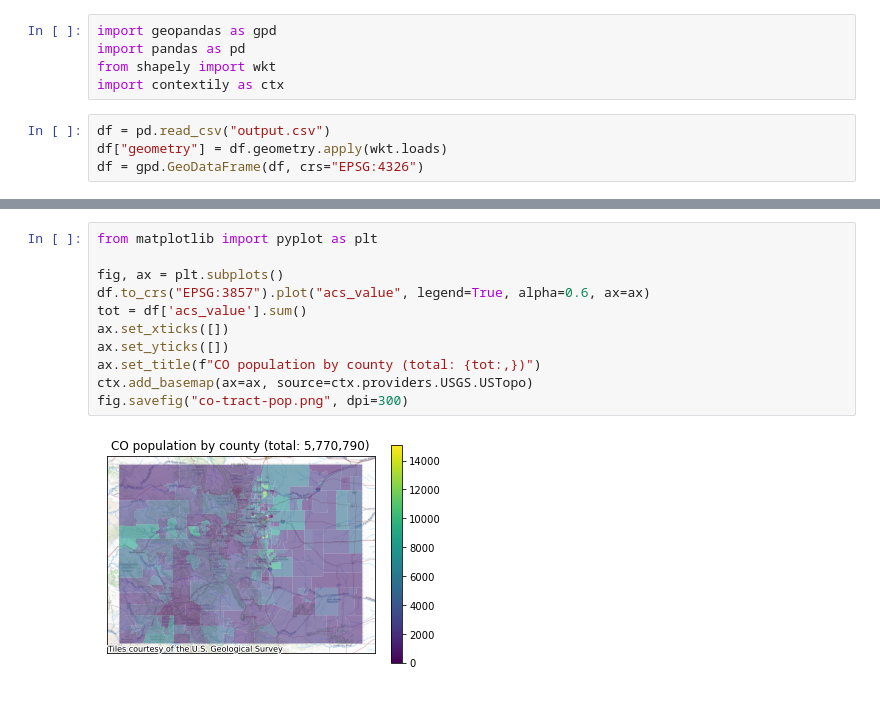
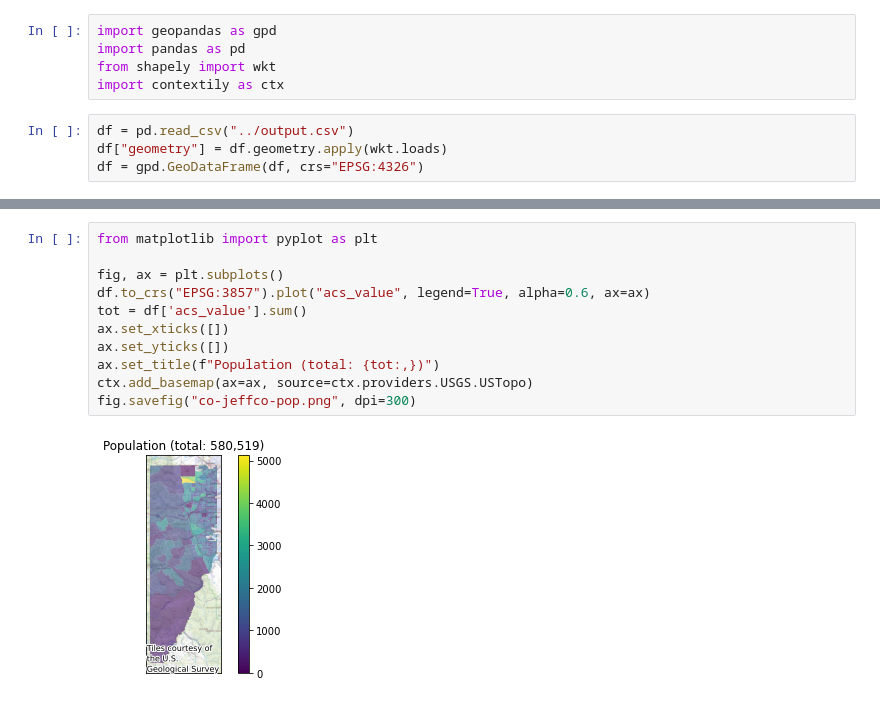
Before and after one commit to NREL/bamcensus, a Jupyter notebook: examples/python_example.ipynb, the cells around one changed output, grey strips where cells are left out. Cells and saved outputs as stored; diff of their text form.

```diff
--- a/examples/python_example.ipynb
+++ b/examples/python_example.ipynb
@@ -4,7 +4,7 @@ import pandas as pd
 from shapely import wkt
 import contextily as ctx
 # %%
-df = pd.read_csv("output.csv")
+df = pd.read_csv("../output.csv")
 df["geometry"] = df.geometry.apply(wkt.loads)
 df = gpd.GeoDataFrame(df, crs="EPSG:4326")
 # %%
@@ -26,13 +14,13 @@ df
 # %%
 from matplotlib import pyplot as plt
 
 fig, ax = plt.subplots()
 df.to_crs("EPSG:3857").plot("acs_value", legend=True, alpha=0.6, ax=ax)
 tot = df['acs_value'].sum()
 ax.set_xticks([])
 ax.set_yticks([])
-ax.set_title(f"CO population by county (total: {tot:,})")
+ax.set_title(f"Population (total: {tot:,})")
 ctx.add_basemap(ax=ax, source=ctx.providers.USGS.USTopo)
-fig.savefig("co-tract-pop.png", dpi=300)
+fig.savefig("co-jeffco-pop.png", dpi=300)
 # %% [output]
-[figure, old version]
+[figure, new version]
```
Also changed, not shown: parts of 1 cell of this notebook, 19 other files.
